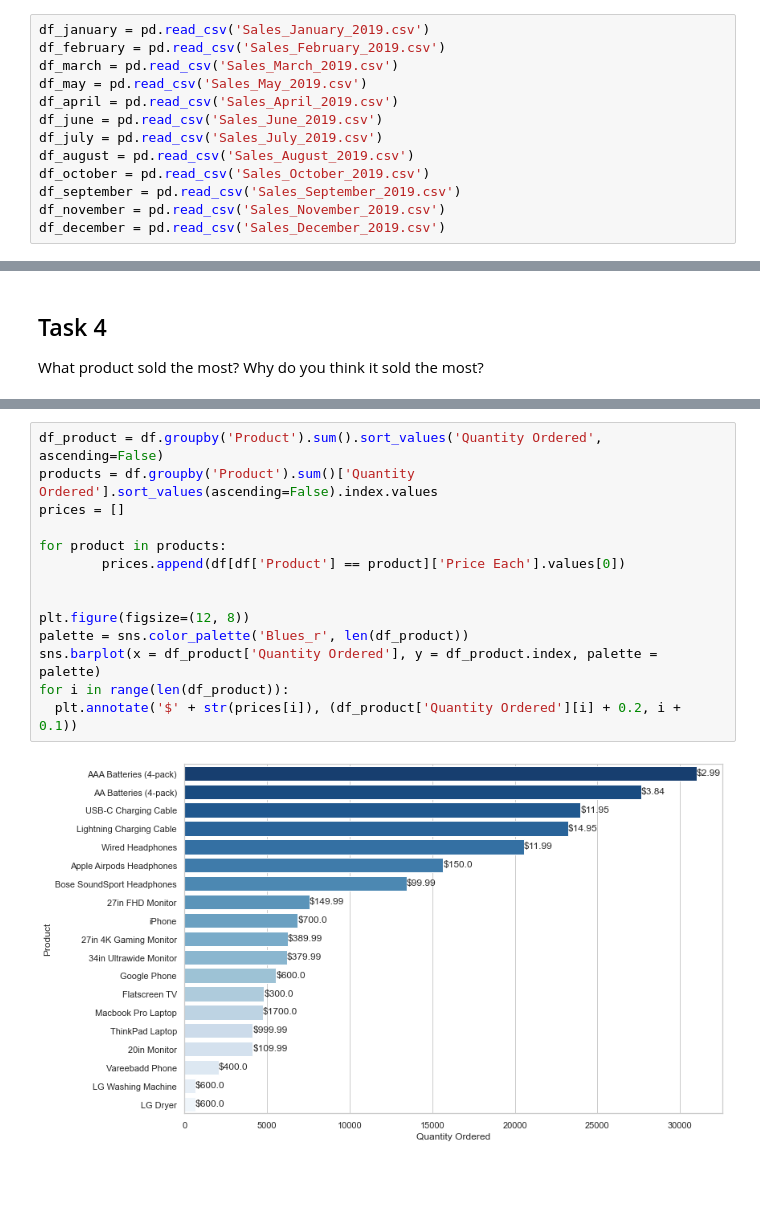
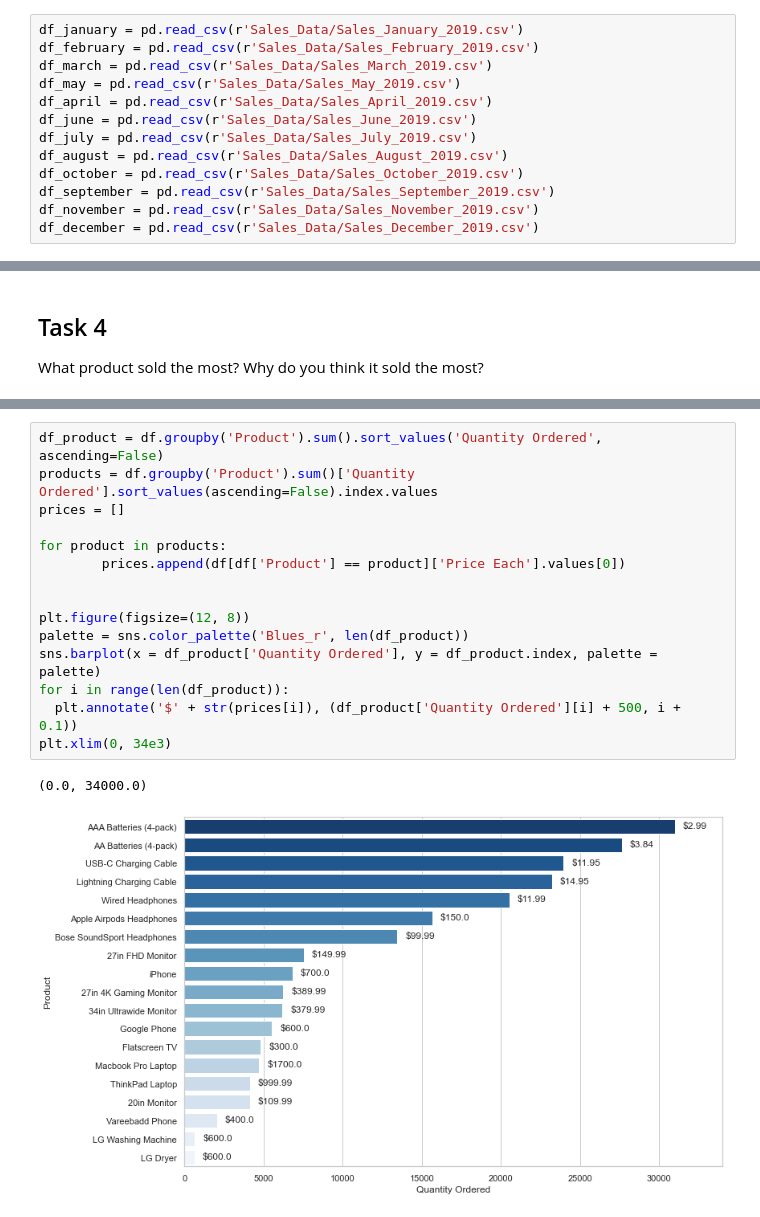
Before and after one commit to Uchoa-Gui/DataScience-Projects, a Jupyter notebook: notebooks/Sales_Analysis.ipynb, the cells around one changed output, grey strips where cells are left out. Drawn from its saved outputs; the diff is of its cells as text; blank space fills up the shorter version.

```diff
--- a/notebooks/Sales_Analysis.ipynb
+++ b/notebooks/Sales_Analysis.ipynb
@@ -5,15 +5,15 @@ import matplotlib.pyplot as plt
 import numpy as np
 sns.set(style = 'whitegrid', color_codes=True)
 # %%
-df_january = pd.read_csv('Sales_January_2019.csv')
-df_february = pd.read_csv('Sales_February_2019.csv')
-df_march = pd.read_csv('Sales_March_2019.csv')
-df_may = pd.read_csv('Sales_May_2019.csv')
-df_april = pd.read_csv('Sales_April_2019.csv')
-df_june = pd.read_csv('Sales_June_2019.csv')
-df_july = pd.read_csv('Sales_July_2019.csv')
-df_august = pd.read_csv('Sales_August_2019.csv')
-df_october = pd.read_csv('Sales_October_2019.csv')
-df_september = pd.read_csv('Sales_September_2019.csv')
-df_november = pd.read_csv('Sales_November_2019.csv')
-df_december = pd.read_csv('Sales_December_2019.csv')
+df_january = pd.read_csv(r'Sales_Data/Sales_January_2019.csv')
+df_february = pd.read_csv(r'Sales_Data/Sales_February_2019.csv')
+df_march = pd.read_csv(r'Sales_Data/Sales_March_2019.csv')
+df_may = pd.read_csv(r'Sales_Data/Sales_May_2019.csv')
+df_april = pd.read_csv(r'Sales_Data/Sales_April_2019.csv')
+df_june = pd.read_csv(r'Sales_Data/Sales_June_2019.csv')
+df_july = pd.read_csv(r'Sales_Data/Sales_July_2019.csv')
+df_august = pd.read_csv(r'Sales_Data/Sales_August_2019.csv')
+df_october = pd.read_csv(r'Sales_Data/Sales_October_2019.csv')
+df_september = pd.read_csv(r'Sales_Data/Sales_September_2019.csv')
+df_november = pd.read_csv(r'Sales_Data/Sales_November_2019.csv')
+df_december = pd.read_csv(r'Sales_Data/Sales_December_2019.csv')
@@ -370,19 +385,21 @@ df.head(20)
 # %%
 df_product = df.groupby('Product').sum().sort_values('Quantity Ordered', ascending=False)
 products = df.groupby('Product').sum()['Quantity Ordered'].sort_values(ascending=False).index.values
 prices = []
 
 for product in products:
         prices.append(df[df['Product'] == product]['Price Each'].values[0])
 
 
 plt.figure(figsize=(12, 8))
 palette = sns.color_palette('Blues_r', len(df_product))
 sns.barplot(x = df_product['Quantity Ordered'], y = df_product.index, palette = palette)
 for i in range(len(df_product)):
-  plt.annotate('$' + str(prices[i]), (df_product['Quantity Ordered'][i] + 0.2, i + 0.1))
+  plt.annotate('$' + str(prices[i]), (df_product['Quantity Ordered'][i] + 500, i + 0.1))
+plt.xlim(0, 34e3)
 # %% [output]
+(0.0, 34000.0)
-[figure, old version]
+[figure, new version]
 # %% [markdown]
 The bateries take over the top all the products because they are cheap and highly used in everyday life. They are followed by USB-C, lightining Charging cable, and some headphones which are cheap and heavily used products either. These products also have low durability, therefore they need to be bought often.
 
```
Also changed, not shown: parts of 10 cells of this notebook.
